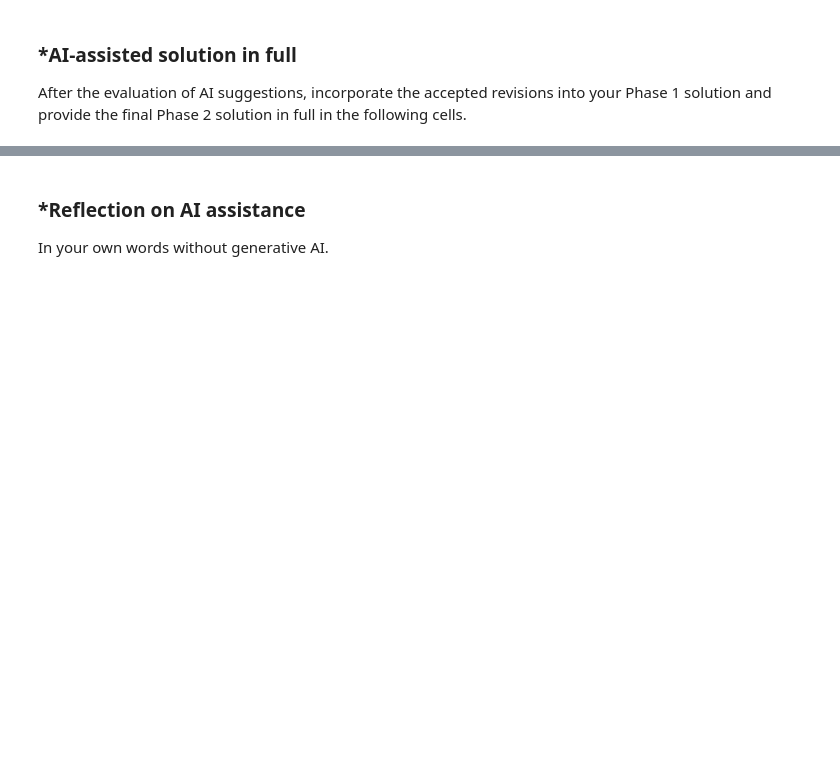
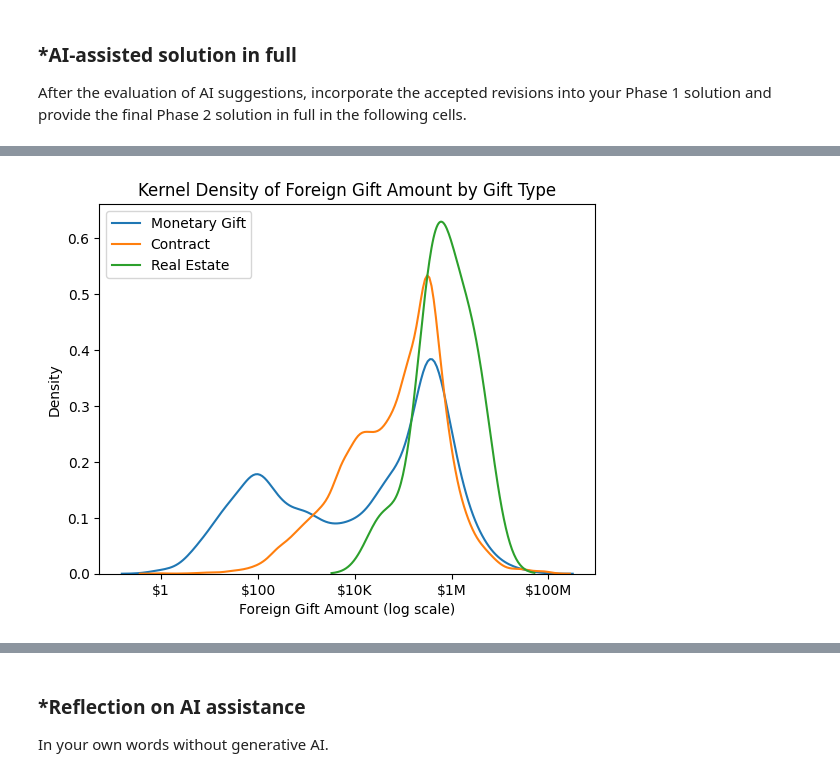
Before and after one commit to angelpavu/A02-eda-and-visualization, a Jupyter notebook: notebook.ipynb, the cells around one changed output, grey strips where cells are left out. Drawn from its saved outputs; the diff is of its cells as text; code cells hidden in the pictures; blank space fills up the shorter version.

```diff
--- a/notebook.ipynb
+++ b/notebook.ipynb
@@ -228,0 +347,12 @@ After the evaluation of AI suggestions, incorporate the accepted revisions into
+# %%
+# Kernel density plot of the log of Foreign Gift Amount by gift type
+ax = plt.gca()
+for gt in df_pos['Gift Type'].unique():
+    sns.kdeplot(df_pos.loc[df_pos['Gift Type'] == gt, 'log_scale'], label=gt, ax=ax)
+ax.xaxis.set_major_formatter(mticker.FuncFormatter(dollar_formatter))
+plt.xlabel('Foreign Gift Amount (log scale)')
+plt.title('Kernel Density of Foreign Gift Amount by Gift Type')
+plt.legend()
+plt.show()
+# %% [output]
+[figure, added]
```
Also changed, not shown: parts of 25 cells of this notebook.
